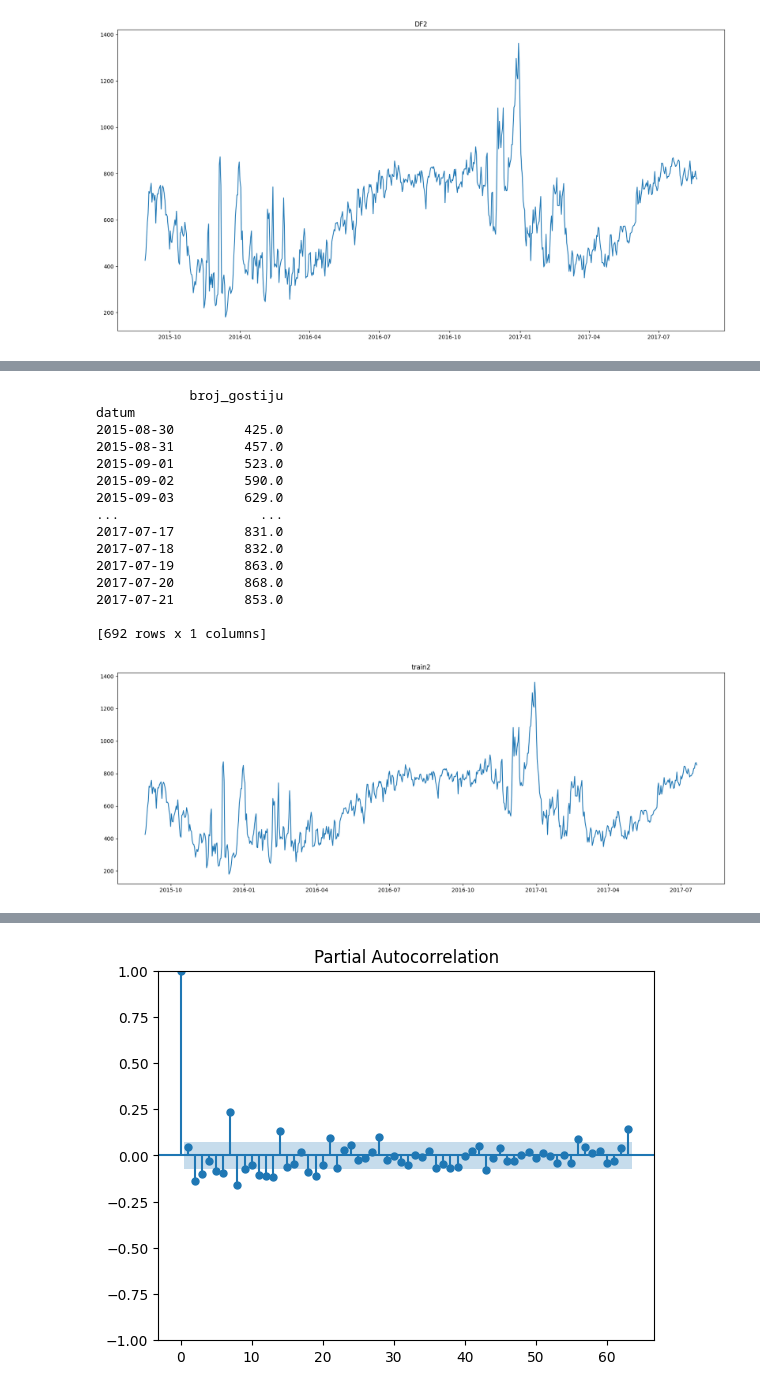
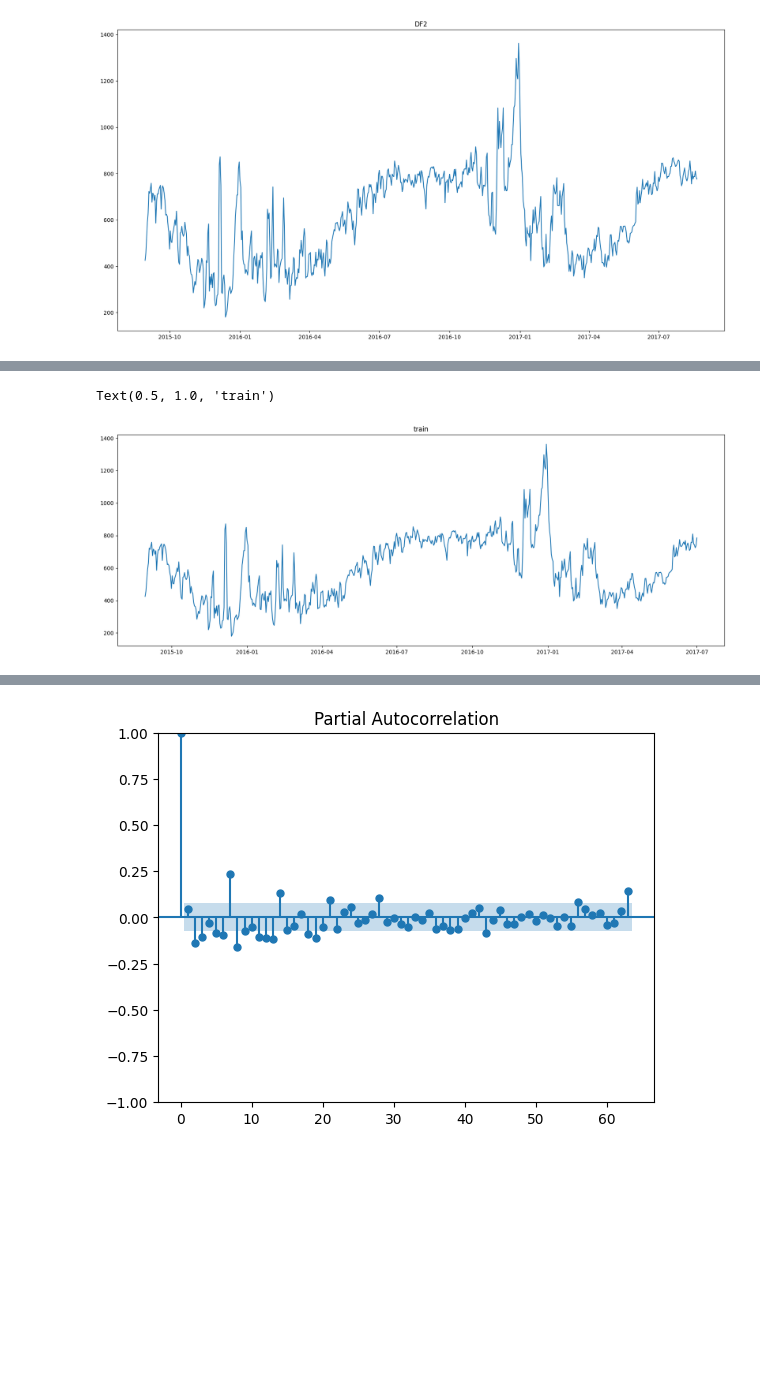
Before and after one commit to Matija-Kukic/lumen, a Jupyter notebook: data_process/total_process/Total_process.ipynb, the cells around one changed output, grey strips where cells are left out. Cells and saved outputs as stored; diff of their text form; code cells hidden in the pictures; blank space fills up the shorter version.

```diff
--- a/data_process/total_process/Total_process.ipynb
+++ b/data_process/total_process/Total_process.ipynb
@@ -173,8 +135,8 @@ Text(0.5, 1.0, 'DF2')
 [figure]
 # %%
 from statsmodels.tsa.arima.model import ARIMA
-train2 = df2.iloc[:-30]
-test2 = df2.iloc[-30:]
-print(train2.shape)
-print(test2.shape)
+train = df2.iloc[:-50]
+test = df2.iloc[-50:]
+print(train.shape)
+print(test.shape)
 # %% [output]
@@ -190,24 +153,8 @@ Text(0.5, 1.0, 'test2')
 # %%
 plt.figure(figsize=(20, 7))
-plt.plot(train2["datum"],train2["broj_gostiju"])
-plt.title("train2")
-del train2["datum"]
-print(train2)
+plt.plot(train["datum"],train["broj_gostiju"])
+plt.title("train")
 # %% [output]
-            broj_gostiju
-datum
-2015-08-30         425.0
-2015-08-31         457.0
-2015-09-01         523.0
-2015-09-02         590.0
-2015-09-03         629.0
-...                  ...
-2017-07-17         831.0
-2017-07-18         832.0
-2017-07-19         863.0
-2017-07-20         868.0
-2017-07-21         853.0
-
-[692 rows x 1 columns]
+Text(0.5, 1.0, 'train')
-[figure, old version]
+[figure, new version]
 # %%
```
Also changed, not shown: parts of 15 cells of this notebook.
